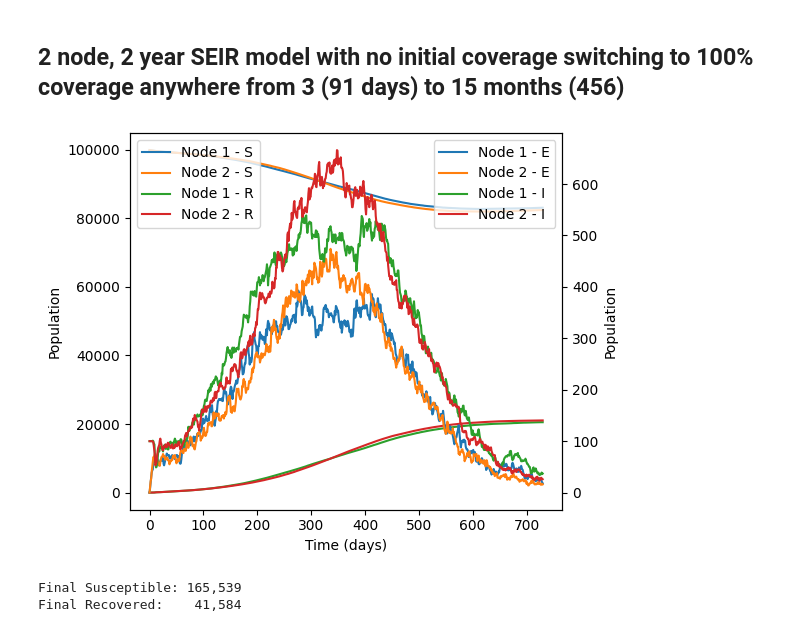
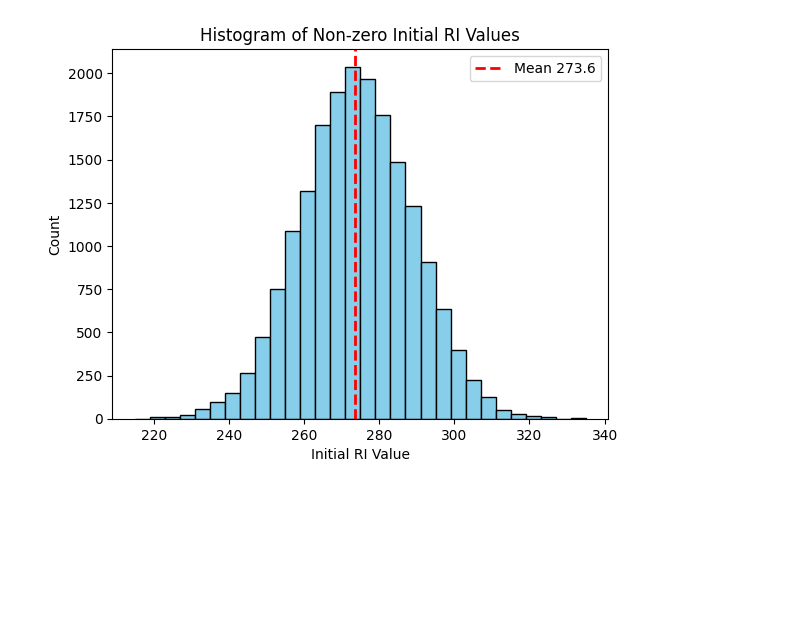
Before and after one commit to clorton/laser-generic, a Jupyter notebook: docs/tutorials/notebooks/ri_exploration.ipynb, the cells around one changed output. Drawn from its saved outputs; the diff is of its cells as text; code cells hidden in the pictures; blank space fills up the shorter version.

```diff
--- a/docs/tutorials/notebooks/ri_exploration.ipynb
+++ b/docs/tutorials/notebooks/ri_exploration.ipynb
@@ -234,8 +186,0 @@ Final Recovered:    32,038
-# %%
-@nb.njit(nogil=True)
-def coverage_ramp(tick, node):
-    ramp = min(tick, 730) / 730.0
-    coverage = 0.7 * ramp
-    return coverage  # ramped coverage in node 1
-
-model = run_with_ri(coverage_ramp)
@@ -248,9 +186,0 @@ Final Recovered:    33,660
-# %%
-@nb.njit(nogil=True)
-def coverage_switch(tick, node):
-    if tick < 365:
-        return 0.0  # 0% coverage initially
-    # else:
-    return 1.0  # 100% coverage after 1 year
-
-model = run_with_ri(coverage_switch, dose_timing_dist=distributions.constant_int(1), dose_timing_min=1)
@@ -263,2 +186,0 @@ Final Recovered:    40,879
-# %%
-model = run_with_ri(coverage_switch, dose_timing_dist=distributions.constant_int(274), dose_timing_min=274)
@@ -269,15 +187,11 @@ Final Recovered:    39,578
-# %% [markdown]
-## 2 node, 2 year SEIR model with no initial coverage switching to 100% coverage anywhere from 3 (91 days) to 15 months (456)
-# %%
-@nb.njit(nogil=True)
-def coverage_switch(tick, node):
-    if tick < 365:
-        return 0.0  # 0% coverage initially
-    # else:
-    return 1.0  # 100% coverage after 1 year
-
-model = run_with_ri(coverage_switch, dose_timing_dist=distributions.normal(loc=274, scale=45), dose_timing_min=183)
-# %% [output]
-[figure, removed]
-Final Susceptible: 165,539
-Final Recovered:    41,584
+# %%
+nonzero_initial_ri = model.people.initial_ri[model.people.initial_ri > 0]
+plt.hist(nonzero_initial_ri, bins=30, color="skyblue", edgecolor="black")
+plt.axvline(nonzero_initial_ri.mean(), color="red", linestyle="--", linewidth=2, label=f"Mean {nonzero_initial_ri.mean():.1f}")
+plt.legend()
+plt.xlabel('Initial RI Value')
+plt.ylabel('Count')
+plt.title('Histogram of Non-zero Initial RI Values')
+plt.show()
+# %% [output]
+[figure, added]
```
Also changed, not shown: parts of 18 cells of this notebook, 3 other files.
